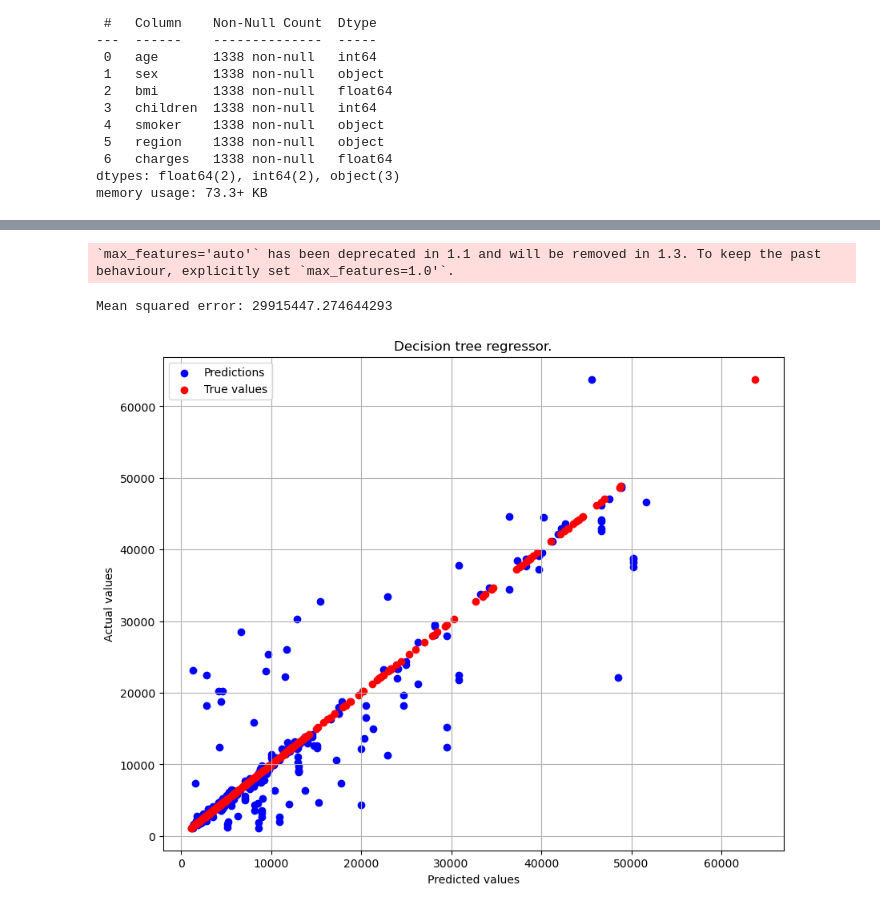
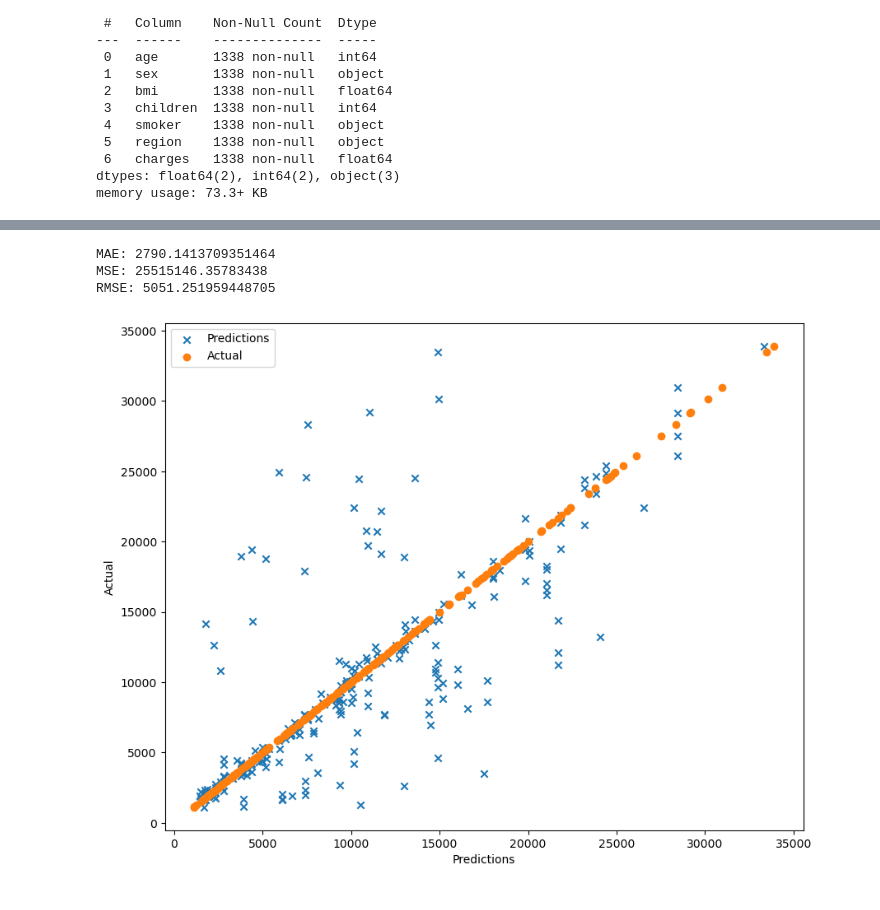
Before and after one commit to Kamuthuj/health-insurance-regression., a Jupyter notebook: analysis.ipynb, the cells around one changed output, grey strips where cells are left out. Drawn from its saved outputs; the diff is of its cells as text; code cells hidden in the pictures.

```diff
--- a/analysis.ipynb
+++ b/analysis.ipynb
@@ -4,8 +4,12 @@ import pandas as pd
 import numpy as np
 import matplotlib.pyplot as plt
 import seaborn as sns
+sns.set_style()
 import plotly.express as px
 from sklearn.model_selection import train_test_split,GridSearchCV
+from sklearn.feature_selection import SelectKBest,chi2,f_regression
+from sklearn.preprocessing import StandardScaler
+from sklearn.linear_model import LinearRegression
 from sklearn.tree import DecisionTreeRegressor
-from sklearn.ensemble import RandomForestRegressor
-from sklearn.metrics import mean_squared_error
+from sklearn.ensemble import RandomForestRegressor,GradientBoostingRegressor
+from sklearn.metrics import mean_squared_error,mean_absolute_error,r2_score
@@ -127,0 +239,5 @@ fig.show()
+# %%
+#Encoding categorical variables to continious variable.
+df["sex"]=df["sex"].map({"female":0,"male":1})
+df["smoker"]=df["smoker"].map({"no":0,"yes":1})
+df["region"]=df["region"].map({"southwest":0,"southeast":1,"northwest":2,"northeast":3})
@@ -132,0 +300,2 @@ y=df["charges"]
+# %%
+x_train,x_test,y_train,y_test=train_test_split(x_selected,y,test_size=0.2,random_state=42)
@@ -132,0 +312,4 @@ y=df["charges"]
+# %%
+scaler= StandardScaler()
+x_train_scaled=scaler.fit_transform(x_train)
+x_test_scaled=scaler.transform(x_test)
@@ -133,29 +342,26 @@ y=df["charges"]
 # %%
-# Split the data into training and testing.
-x_train,x_test,y_train,y_test=train_test_split(x,y,train_size=0.8,random_state=42)
-
-# Implementing the decision tree regressor model.
-dtree=DecisionTreeRegressor(max_depth=None,max_features="auto",min_samples_leaf=3,random_state=42)
-
+dtree=DecisionTreeRegressor(max_depth=None,min_samples_split=2,min_samples_leaf=3,random_state=42)
 dtree.fit(x_train,y_train)
-
 y_pred=dtree.predict(x_test)
 
-mse=mean_squared_error(y_pred,y_test)
+mae=mean_absolute_error(y_test,y_pred)
+mse=mean_squared_error(y_test,y_pred)
+rmse=np.sqrt(mse)
 
-print("Mean squared error:",mse)
+print("MAE:",mae)
+print("MSE:",mse)
+print("RMSE:",rmse)
+
 plt.figure(figsize=(10,8))
-plt.scatter(y_pred,y_test,color="blue",label="Predictions")
-plt.scatter(y_test,y_test,color="red",label="True values")
-plt.xlabel("Predicted values")
-plt.ylabel("Actual values")
-plt.title("Decision tree regressor.")
+plt.scatter(y_pred,y_test,marker="x",label="Predictions")
+plt.scatter(y_test,y_test,marker="o",label="Actual")
+plt.xlabel("Predictions")
+plt.ylabel("Actual")
 plt.legend()
-plt.grid()
-plt.savefig("Decision tree actual vs predicted")
 plt.show()
 # %% [output]
-`max_features='auto'` has been deprecated in 1.1 and will be removed in 1.3. To keep the past behaviour, explicitly set `max_features=1.0'`.
+MAE: 2790.1413709351464
+MSE: 25515146.35783438
+RMSE: 5051.251959448705
-Mean squared error: 29915447.274644293
-[figure, old version]
+[figure, new version]
 # %%
```
Also changed, not shown: parts of 33 cells of this notebook.
